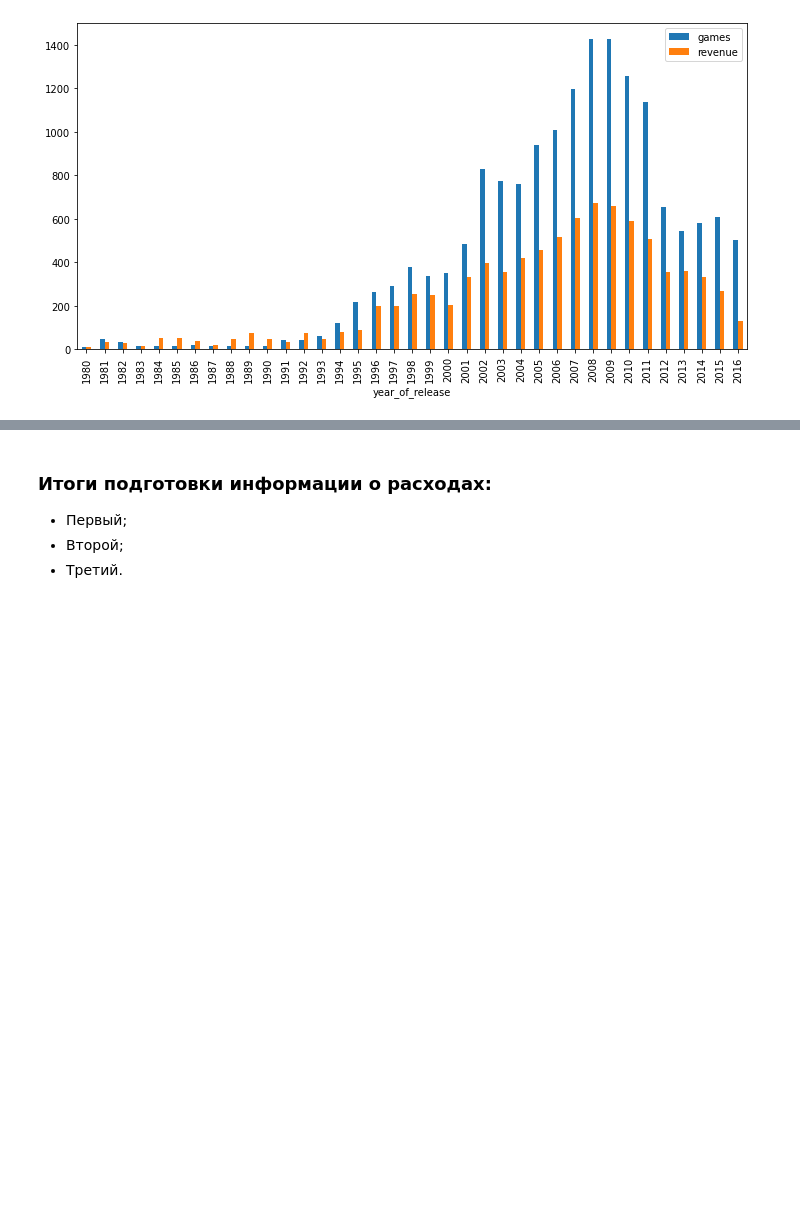
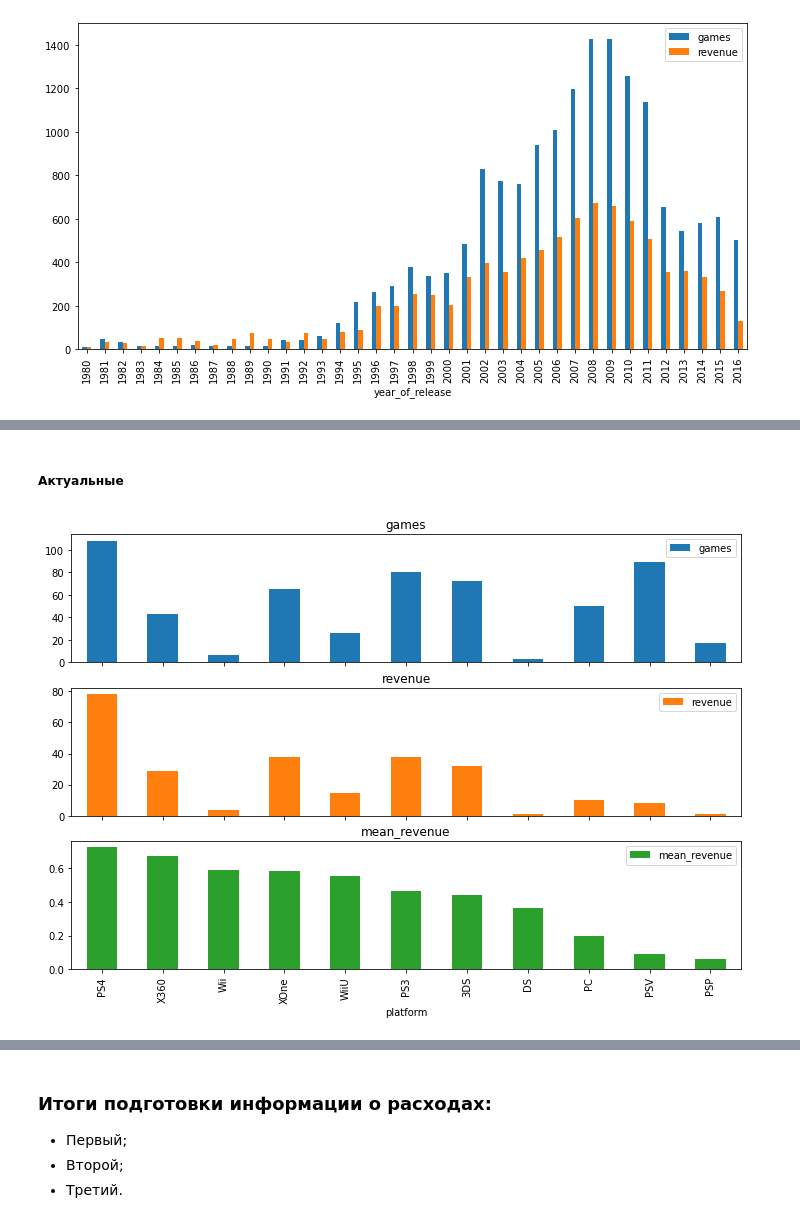
Before and after one commit to okeangel/da_portfolio, a Jupyter notebook: portfolio/week_10_combined/game_store_v1.ipynb, the cells around one changed output, grey strips where cells are left out. Cells and saved outputs as stored; diff of their text form; code cells hidden in the pictures; blank space fills up the shorter version.

```diff
--- a/portfolio/week_10_combined/game_store_v1.ipynb
+++ b/portfolio/week_10_combined/game_store_v1.ipynb
@@ -502,0 +577,16 @@ games_by_year.plot.bar(figsize=FIGSIZE); plt.show()
+# %% [markdown]
+##### Актуальные
+# %%
+actual_sales_by_platform = actual_games.pivot_table(
+    index='platform',
+    values=['weighted_sales', 'weight'],
+    aggfunc=['sum'],  # количество игр в такой схеме - это просто сумма весов
+)
+
+actual_sales_by_platform.columns = ['games', 'revenue']
+actual_sales_by_platform['mean_revenue'] = (
+    actual_sales_by_platform['revenue'] / actual_sales_by_platform['games'])
+actual_sales_by_platform.sort_values('mean_revenue', ascending=False).plot.bar(
+    figsize=(FIGSIZE[0], 8), subplots=True); plt.show()
+# %% [output]
+[figure, added]
```
Also changed, not shown: parts of 17 cells of this notebook.
